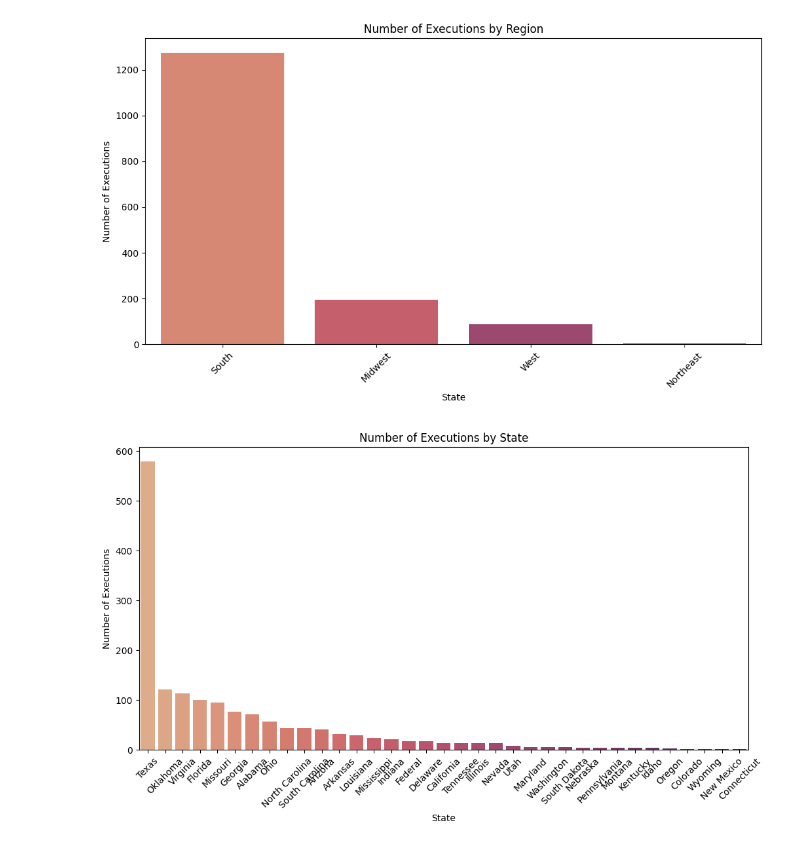
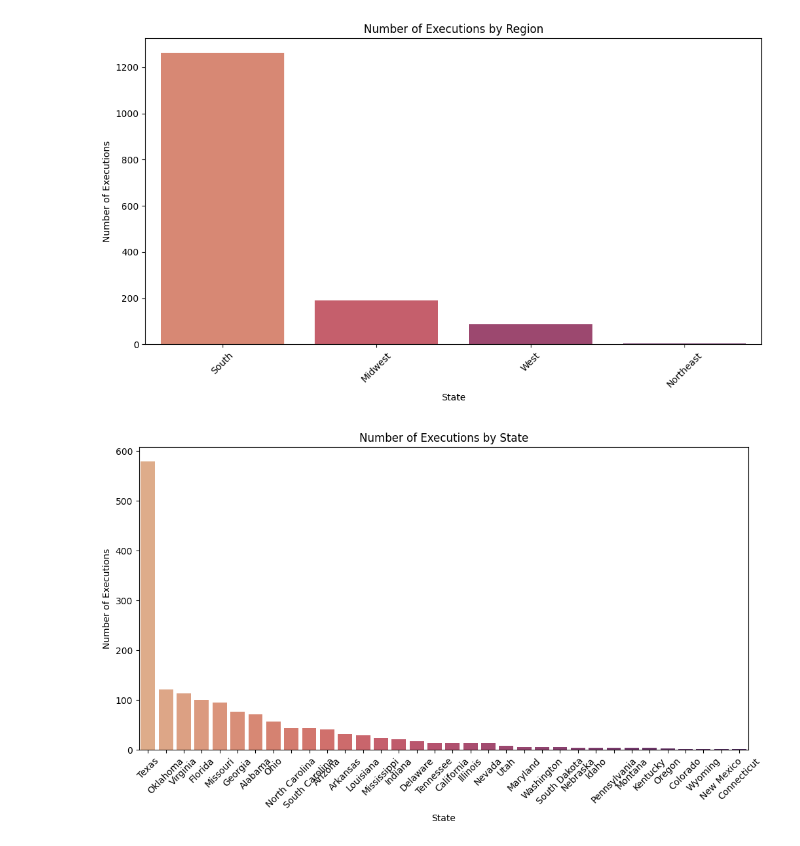
Before and after one commit to jrdn-sentosa/Geographic_Correlations_to_Executions, a Jupyter notebook: Group_13.ipynb, the cells around one changed output. Saved outputs shown, nothing was run; the diff lists cells and outputs as text; code cells hidden in the pictures.

```diff
--- a/Group_13.ipynb
+++ b/Group_13.ipynb
@@ -5,10 +5,19 @@ import pandas as pd
 import numpy as np
 import matplotlib.pyplot as plt
 import seaborn as sns
+from sklearn.model_selection import train_test_split
+from sklearn.preprocessing import LabelEncoder
+from sklearn.linear_model import LogisticRegression
+from sklearn.multiclass import OneVsRestClassifier, OneVsOneClassifier
+from sklearn.tree import DecisionTreeClassifier
+from sklearn.metrics import accuracy_score, precision_score, recall_score, f1_score, roc_auc_score, confusion_matrix, classification_report, ConfusionMatrixDisplay
 
 !git clone https://github.com/jrdn-sentosa/Group-13
 %cd Group-13
 df = pd.read_csv('DPIC_Execution_dataset.csv')
+df['Region'] = df['Region'].str.strip().str.title()
+df['State'] = df['State'].str.strip().str.title()
+df = df[df['State'] != 'Federal']
 df.head(5)
 # %% [output]
 Cloning into 'Group-13'...
@@ -71,15 +80,15 @@ plt.show()
 # %% [output]
 [figure]
 # %%
-state_counts = df['State'].str.strip().str.title().value_counts()
+state_counts = df['State'].value_counts()
 
 plt.figure(figsize=(12, 6))
-sns.barplot(x=state_counts.index, y=state_counts.values, hue=state_counts.index, dodge=False, palette='flare', legend=False)
+sns.barplot(x=state_counts.index, y=state_counts.values, hue=state_counts.index, palette='flare', legend=False)
 plt.title('Number of Executions by State')
 plt.xlabel('State')
 plt.ylabel('Number of Executions')
 plt.xticks(rotation=45)
 plt.show()
 # %% [output]
-[figure, old version]
+[figure, new version]
 # %%
```
Also changed, not shown: parts of 13 cells of this notebook.
